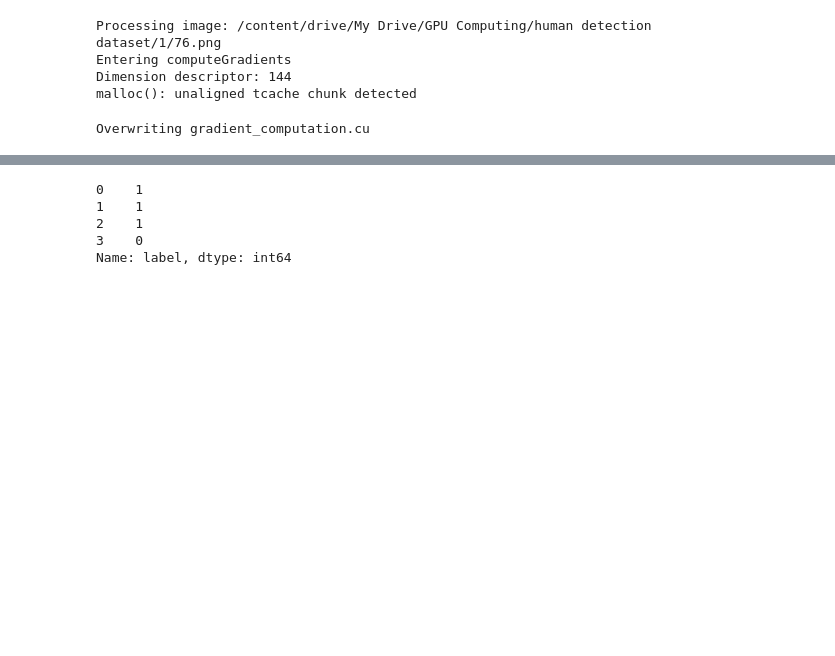
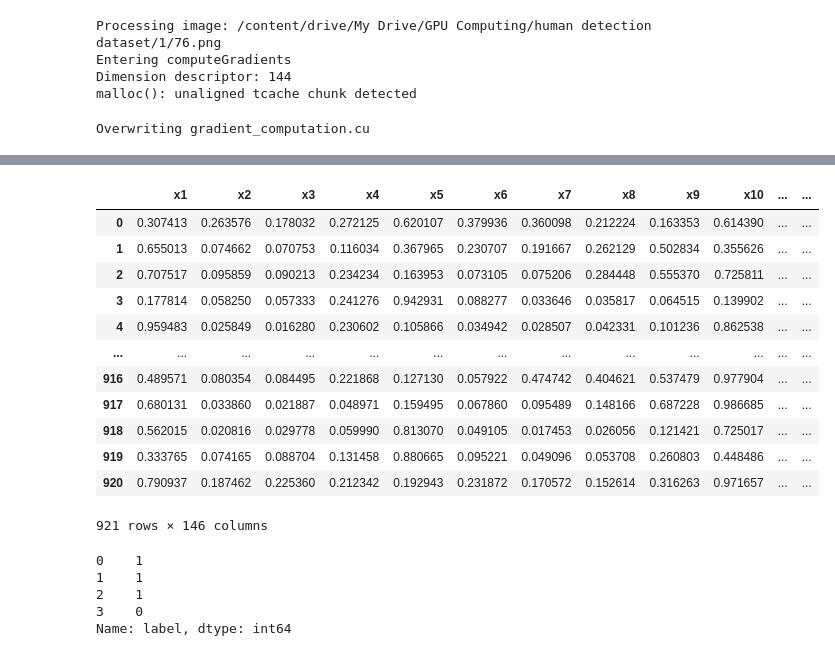
Before and after one commit to ghirailghiro/GPU_Computing_Project, a Jupyter notebook: Gradient_First_Step.ipynb, the cells around one changed output, grey strips where cells are left out. Cells and saved outputs as stored; diff of their text form; code cells hidden in the pictures; blank space fills up the shorter version.

```diff
--- a/Gradient_First_Step.ipynb
+++ b/Gradient_First_Step.ipynb
@@ -541,6 +591,7 @@ from sklearn.metrics import accuracy_score
 # Splitting data into features (X) and labels (y)
 
 df = pd.read_csv("descriptor.csv")
+df1 = pd.read_csv("descriptor_cell64_block2_bins9_20240730_230305.csv")
 new_value = 0
 
 df.iloc[-1, df.columns.get_loc('label')] = new_value
@@ -566,3 +617,19 @@ df
+# %%
+df1
+# %% [output]
+|  | x1 | x2 | x3 | x4 | x5 | x6 | x7 | x8 | x9 | x10 | ... | ... |
+| 0 | 0.307413 | 0.263576 | 0.178032 | 0.272125 | 0.620107 | 0.379936 | 0.360098 | 0.212224 | 0.163353 | 0.614390 | ... | ... |
+| 1 | 0.655013 | 0.074662 | 0.070753 | 0.116034 | 0.367965 | 0.230707 | 0.191667 | 0.262129 | 0.502834 | 0.355626 | ... | ... |
+| 2 | 0.707517 | 0.095859 | 0.090213 | 0.234234 | 0.163953 | 0.073105 | 0.075206 | 0.284448 | 0.555370 | 0.725811 | ... | ... |
+| 3 | 0.177814 | 0.058250 | 0.057333 | 0.241276 | 0.942931 | 0.088277 | 0.033646 | 0.035817 | 0.064515 | 0.139902 | ... | ... |
+| 4 | 0.959483 | 0.025849 | 0.016280 | 0.230602 | 0.105866 | 0.034942 | 0.028507 | 0.042331 | 0.101236 | 0.862538 | ... | ... |
+| ... | ... | ... | ... | ... | ... | ... | ... | ... | ... | ... | ... | ... |
+| 916 | 0.489571 | 0.080354 | 0.084495 | 0.221868 | 0.127130 | 0.057922 | 0.474742 | 0.404621 | 0.537479 | 0.977904 | ... | ... |
+| 917 | 0.680131 | 0.033860 | 0.021887 | 0.048971 | 0.159495 | 0.067860 | 0.095489 | 0.148166 | 0.687228 | 0.986685 | ... | ... |
+| 918 | 0.562015 | 0.020816 | 0.029778 | 0.059990 | 0.813070 | 0.049105 | 0.017453 | 0.026056 | 0.121421 | 0.725017 | ... | ... |
+| 919 | 0.333765 | 0.074165 | 0.088704 | 0.131458 | 0.880665 | 0.095221 | 0.049096 | 0.053708 | 0.260803 | 0.448486 | ... | ... |
+| 920 | 0.790937 | 0.187462 | 0.225360 | 0.212342 | 0.192943 | 0.231872 | 0.170572 | 0.152614 | 0.316263 | 0.971657 | ... | ... |
+921 rows × 146 columns
 # %%
 y
 # %% [output]
```
Also changed, not shown: parts of 8 cells of this notebook.
